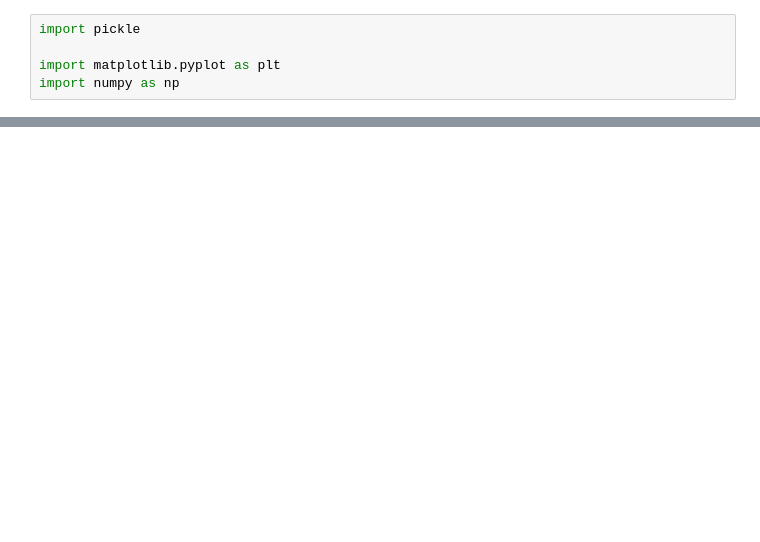
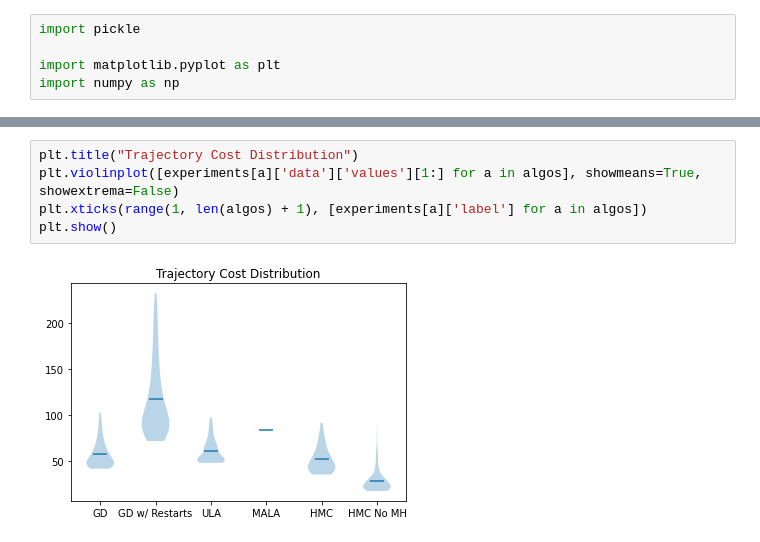
Before and after one commit to stewy33/LAMP-Project, a Jupyter notebook: project/plots.ipynb, the cells around one changed output, grey strips where cells are left out. Drawn from its saved outputs; the diff is of its cells as text; blank space fills up the shorter version.

```diff
--- a/project/plots.ipynb
+++ b/project/plots.ipynb
@@ -50,0 +45,7 @@ plt.show()
+# %%
+plt.title("Trajectory Cost Distribution")
+plt.violinplot([experiments[a]['data']['values'][1:] for a in algos], showmeans=True, showextrema=False)
+plt.xticks(range(1, len(algos) + 1), [experiments[a]['label'] for a in algos])
+plt.show()
+# %% [output]
+[figure, added]
```
Also changed, not shown: parts of 9 cells of this notebook, 5 other files.
